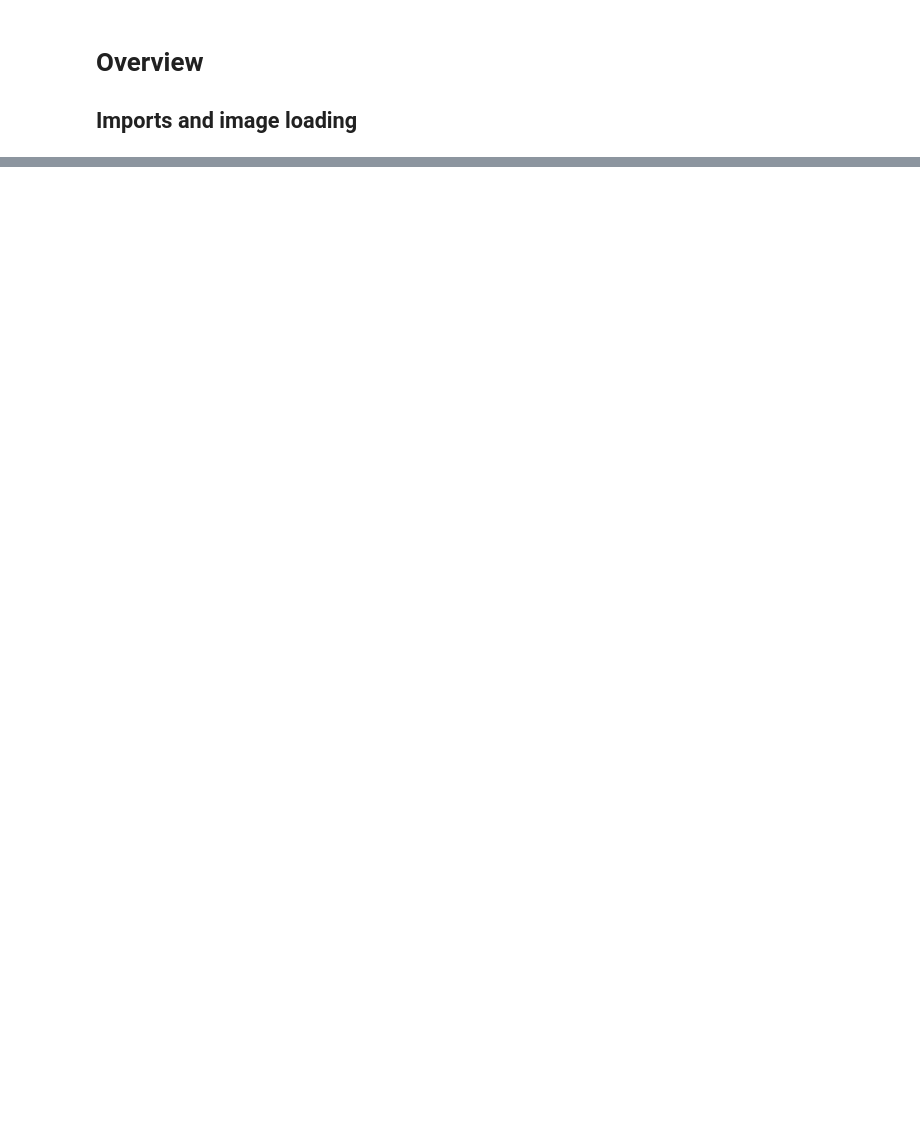
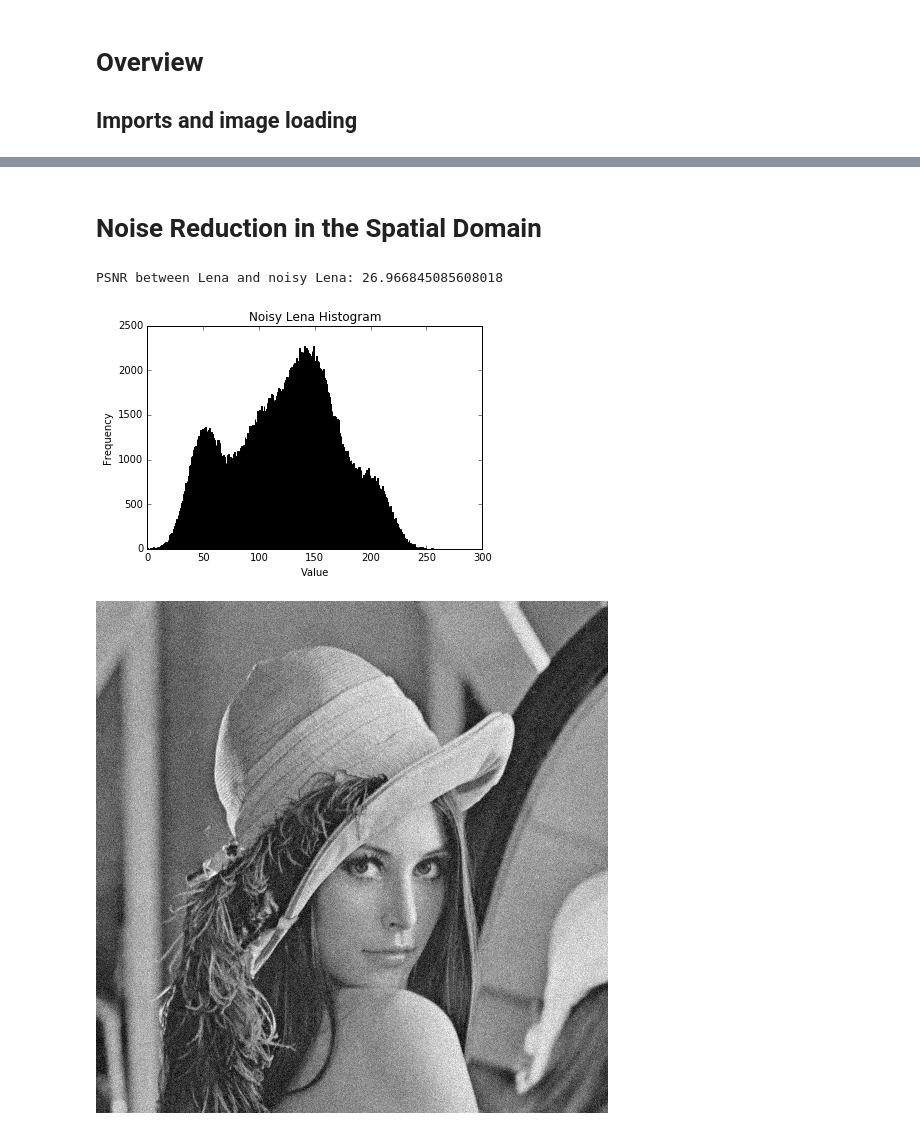
Before and after one commit to Erik-J-D/SYDE575-lab, a Jupyter notebook: LAB_2/Lab 2.ipynb, the cells around one changed output, grey strips where cells are left out. Drawn from its saved outputs; the diff is of its cells as text; code cells hidden in the pictures; blank space fills up the shorter version.

```diff
--- a/LAB_2/Lab 2.ipynb
+++ b/LAB_2/Lab 2.ipynb
@@ -21,12 +20,12 @@ FileNotFoundError: [Errno 2] No such file or directory: 'grayscale.tif'
 # %%
 def gaussian_noise(im):
-    noisy = random_noise(np.array(lena), mode='gaussian', var=0.01)
+    noisy = random_noise(np.array(im), mode='gaussian', var=0.002)
     return Image.fromarray(np.uint8(noisy*255))
 
 def salt_pepper_noise(im):
-    noisy = random_noise(np.array(lena), mode='s&p', amount=0.05)
+    noisy = random_noise(np.array(im), mode='s&p', amount=0.05)
     return Image.fromarray(np.uint8(noisy*255))
 
 def speckle_noise(im):
-    noisy = random_noise(np.array(lena), mode='speckle', var=0.04)
+    noisy = random_noise(np.array(im), mode='speckle', var=0.04)
     return Image.fromarray(np.uint8(noisy*255))
@@ -40,0 +32,40 @@ speckle_noise(lena)
+# %%
+def MSE(im1, im2):
+    assert im1.size == im2.size and im1.mode == im2.mode
+
+    im1_data = np.array(im1, dtype=np.int32).flatten()
+    im2_data = np.array(im2, dtype=np.int32).flatten()
+
+    M = len(im1_data)
+
+    MSE = np.power(np.subtract(im1_data, im2_data), 2).sum() / M
+    return MSE
+
+def PSNR(im1, im2):
+    assert im1.size == im2.size and im1.mode == im2.mode
+    mse = MSE(im1, im2)
+    if mse == 0:
+        return math.inf
+    return 10 * math.log10(65025.0 / mse) # 255^2 = 65025
+
+def plot_histogram(im, title):
+    im_hist = im.histogram()
+    plt.bar([i for i in range(256)], im_hist)
+    plt.title(title)
+    plt.xlabel("Value")
+    plt.ylabel("Frequency")
+    plt.show()
+# %% [markdown]
+# Noise Reduction in the Spatial Domain
+# %%
+%matplotlib inline
+noisy_lena = gaussian_noise(lena)
+print("PSNR between Lena and noisy Lena: " + str(PSNR(lena, noisy_lena)))
+
+plot_histogram(noisy_lena, "Noisy Lena Histogram")
+
+noisy_lena
+# %% [output]
+PSNR between Lena and noisy Lena: 26.966845085608018
+[figure, added]
+[figure, added]
```
Also changed, not shown: parts of 15 cells of this notebook.
